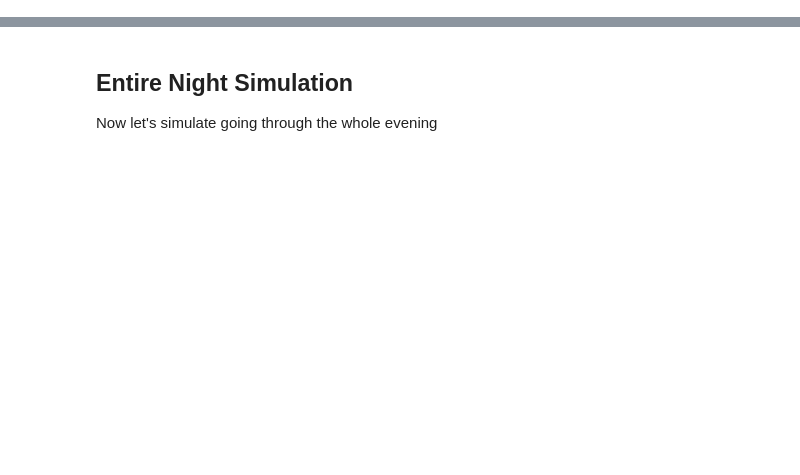
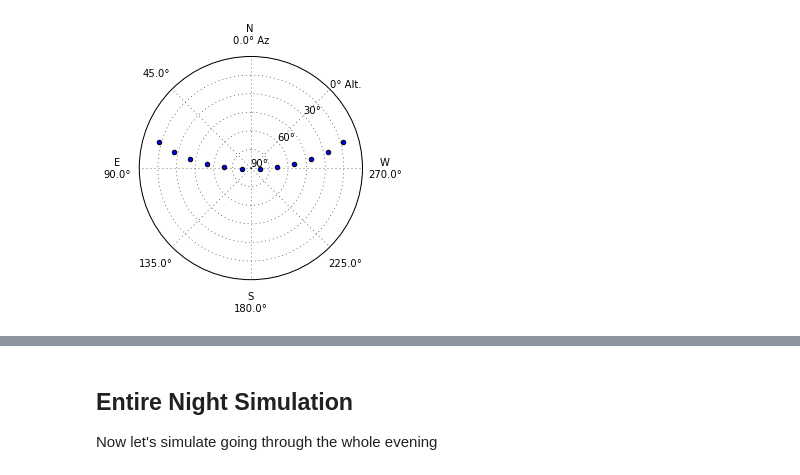
Before and after one commit to panoptes/POCS, a Jupyter notebook: examples/notebooks/Scheduler Playground.ipynb, the cells around one changed output, grey strips where cells are left out. Cells and saved outputs as stored; diff of their text form; code cells hidden in the pictures; blank space fills up the shorter version.

```diff
--- a/examples/notebooks/Scheduler Playground.ipynb
+++ b/examples/notebooks/Scheduler Playground.ipynb
@@ -75,3 +91,8 @@ plt.show()
+# %%
+plot_sky_24hr(scheduler.current_observation.field, scheduler.observer, start_of_night)
+plt.show()
+# %% [output]
+[figure, added]
 # %%
 # Set a later time to start
 t2 = end_of_night - 3 * u.hour
```
Also changed, not shown: parts of 11 cells of this notebook, 1 other file.
